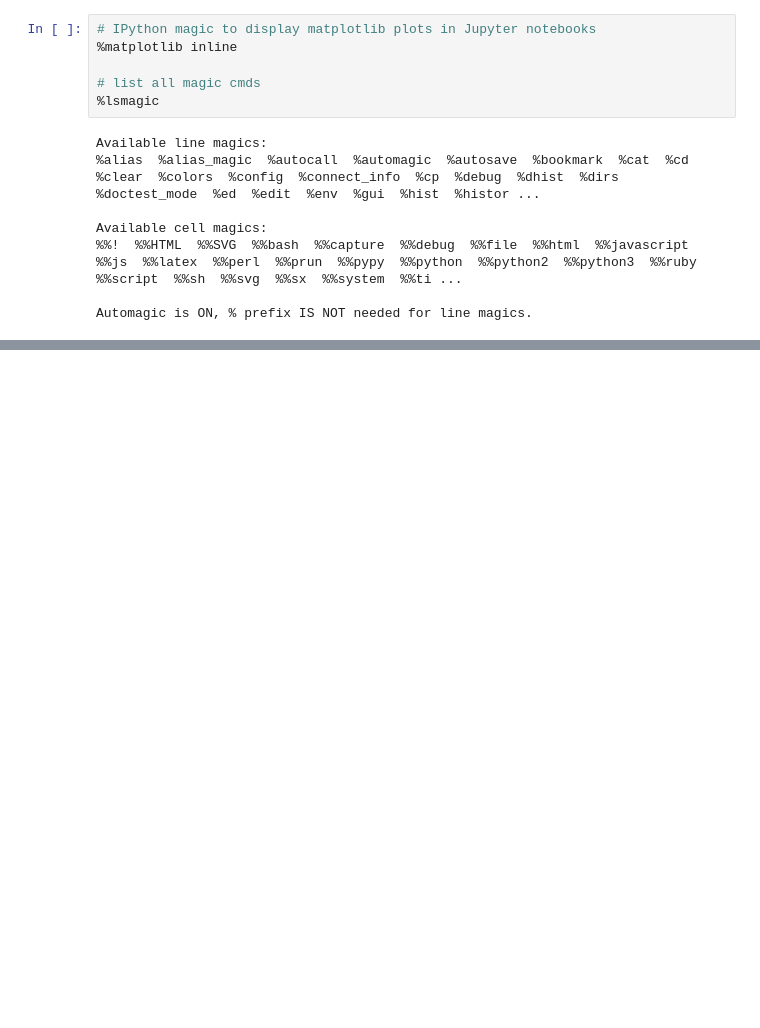
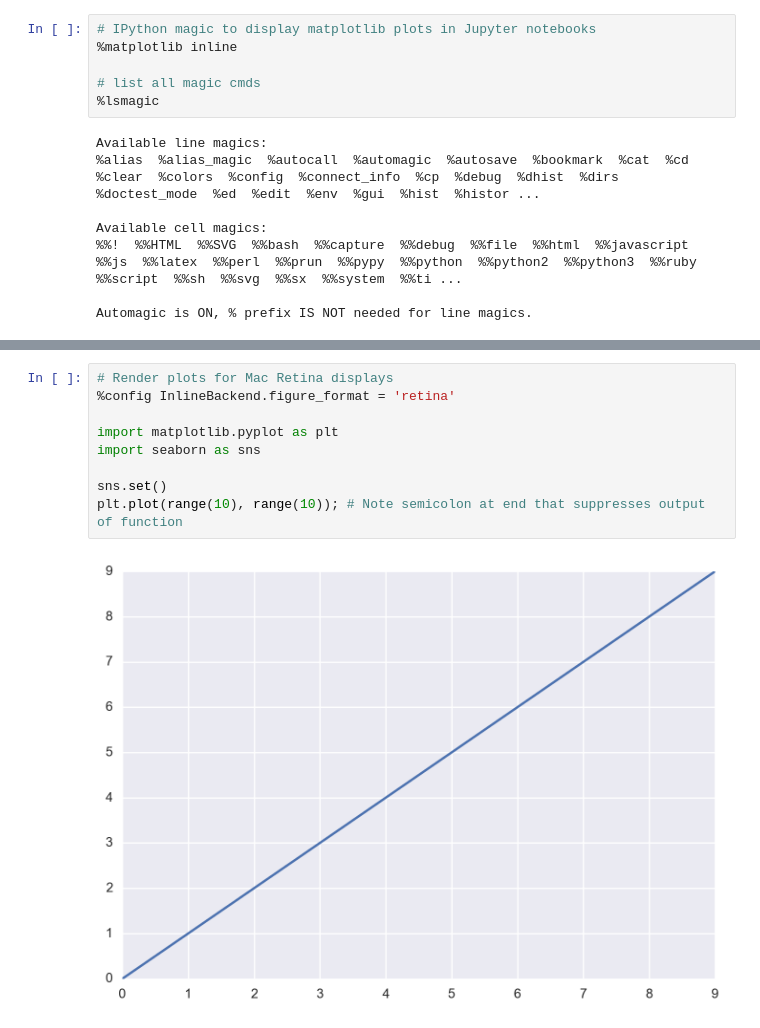
Before and after one commit to niranjv/ml-notes, a Jupyter notebook: Jupyter_shortcuts.ipynb, the cells around one changed output, grey strips where cells are left out. Saved outputs shown, nothing was run; the diff lists cells and outputs as text; blank space fills up the shorter version.

```diff
--- a/Jupyter_shortcuts.ipynb
+++ b/Jupyter_shortcuts.ipynb
@@ -28,0 +50,11 @@ Automagic is ON, % prefix IS NOT needed for line magics.
+# %%
+# Render plots for Mac Retina displays
+%config InlineBackend.figure_format = 'retina'
+
+import matplotlib.pyplot as plt
+import seaborn as sns
+
+sns.set()
+plt.plot(range(10), range(10)); # Note semicolon at end that suppresses output of function
+# %% [output]
+[figure, added]
```
Also changed, not shown: parts of 5 cells of this notebook.
